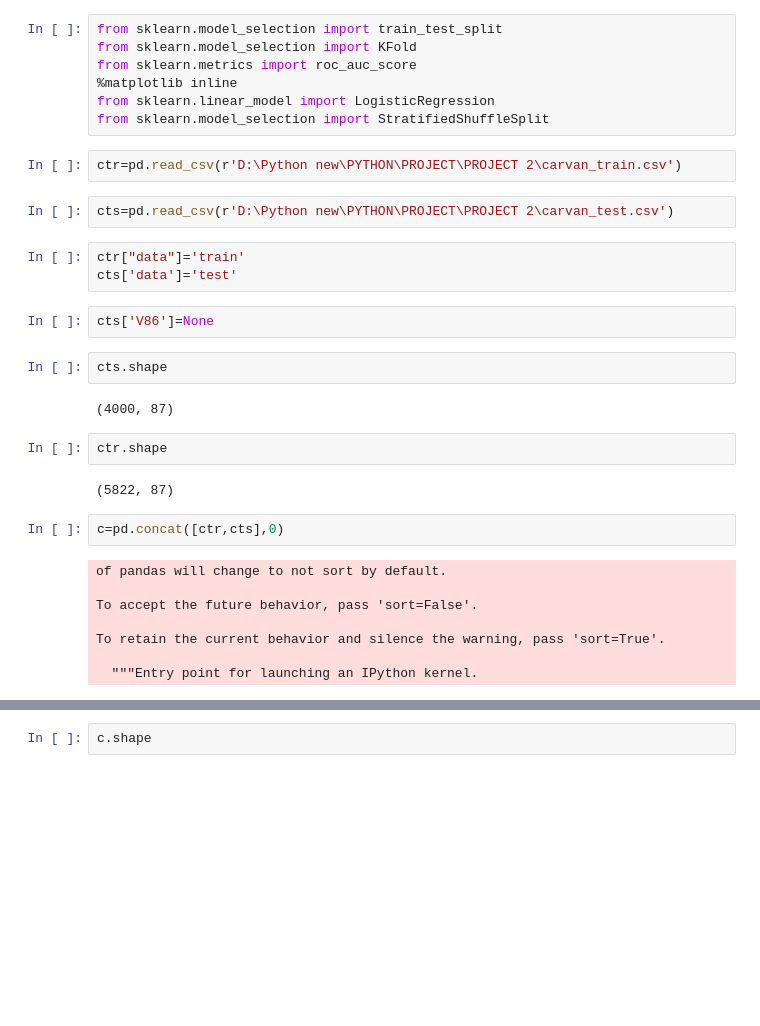
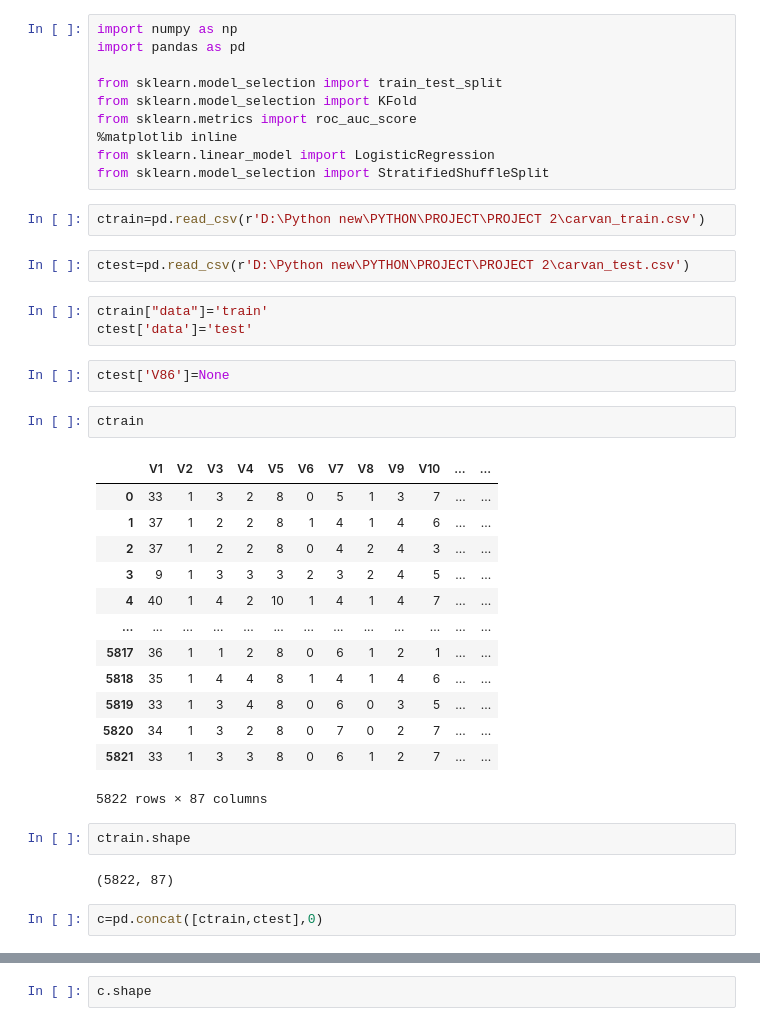
Before and after one commit to Rahul-Shedge/Mail-or-Not-to-Mail, a Jupyter notebook: Mail or Not to mail.ipynb, the cells around one changed output, grey strips where cells are left out. Drawn from its saved outputs; the diff is of its cells as text; blank space fills up the shorter version.

```diff
--- a/Mail or Not to mail.ipynb
+++ b/Mail or Not to mail.ipynb
@@ -4,4 +1,7 @@ import pandas as pd
 # %%
+import numpy as np
+import pandas as pd
+
 from sklearn.model_selection import train_test_split
 from sklearn.model_selection import KFold
 from sklearn.metrics import roc_auc_score
@@ -9,32 +9,36 @@ from sklearn.metrics import roc_auc_score
 from sklearn.linear_model import LogisticRegression
 from sklearn.model_selection import StratifiedShuffleSplit
 # %%
-ctr=pd.read_csv(r'D:\Python new\PYTHON\PROJECT\PROJECT 2\carvan_train.csv')
+ctrain=pd.read_csv(r'D:\Python new\PYTHON\PROJECT\PROJECT 2\carvan_train.csv')
 # %%
-cts=pd.read_csv(r'D:\Python new\PYTHON\PROJECT\PROJECT 2\carvan_test.csv')
+ctest=pd.read_csv(r'D:\Python new\PYTHON\PROJECT\PROJECT 2\carvan_test.csv')
 # %%
-ctr["data"]='train'
-cts['data']='test'
+ctrain["data"]='train'
+ctest['data']='test'
 # %%
-cts['V86']=None
+ctest['V86']=None
+# %%
+ctrain
+# %% [output]
+|  | V1 | V2 | V3 | V4 | V5 | V6 | V7 | V8 | V9 | V10 | ... | ... |
+| 0 | 33 | 1 | 3 | 2 | 8 | 0 | 5 | 1 | 3 | 7 | ... | ... |
+| 1 | 37 | 1 | 2 | 2 | 8 | 1 | 4 | 1 | 4 | 6 | ... | ... |
+| 2 | 37 | 1 | 2 | 2 | 8 | 0 | 4 | 2 | 4 | 3 | ... | ... |
+| 3 | 9 | 1 | 3 | 3 | 3 | 2 | 3 | 2 | 4 | 5 | ... | ... |
+| 4 | 40 | 1 | 4 | 2 | 10 | 1 | 4 | 1 | 4 | 7 | ... | ... |
+| ... | ... | ... | ... | ... | ... | ... | ... | ... | ... | ... | ... | ... |
+| 5817 | 36 | 1 | 1 | 2 | 8 | 0 | 6 | 1 | 2 | 1 | ... | ... |
+| 5818 | 35 | 1 | 4 | 4 | 8 | 1 | 4 | 1 | 4 | 6 | ... | ... |
+| 5819 | 33 | 1 | 3 | 4 | 8 | 0 | 6 | 0 | 3 | 5 | ... | ... |
+| 5820 | 34 | 1 | 3 | 2 | 8 | 0 | 7 | 0 | 2 | 7 | ... | ... |
+| 5821 | 33 | 1 | 3 | 3 | 8 | 0 | 6 | 1 | 2 | 7 | ... | ... |
+5822 rows × 87 columns
 # %%
-cts.shape
+ctrain.shape
 # %% [output]
-(4000, 87)
+(5822, 87)
-# %%
-ctr.shape
-# %% [output]
-(5822, 87)
 # %%
-c=pd.concat([ctr,cts],0)
+c=pd.concat([ctrain,ctest],0)
-# %% [output]
-of pandas will change to not sort by default.
-
-To accept the future behavior, pass 'sort=False'.
-
-To retain the current behavior and silence the warning, pass 'sort=True'.
-
-  """Entry point for launching an IPython kernel.
 # %%
 c.columns
 # %% [output]
```
Also changed, not shown: parts of 100 cells of this notebook.
